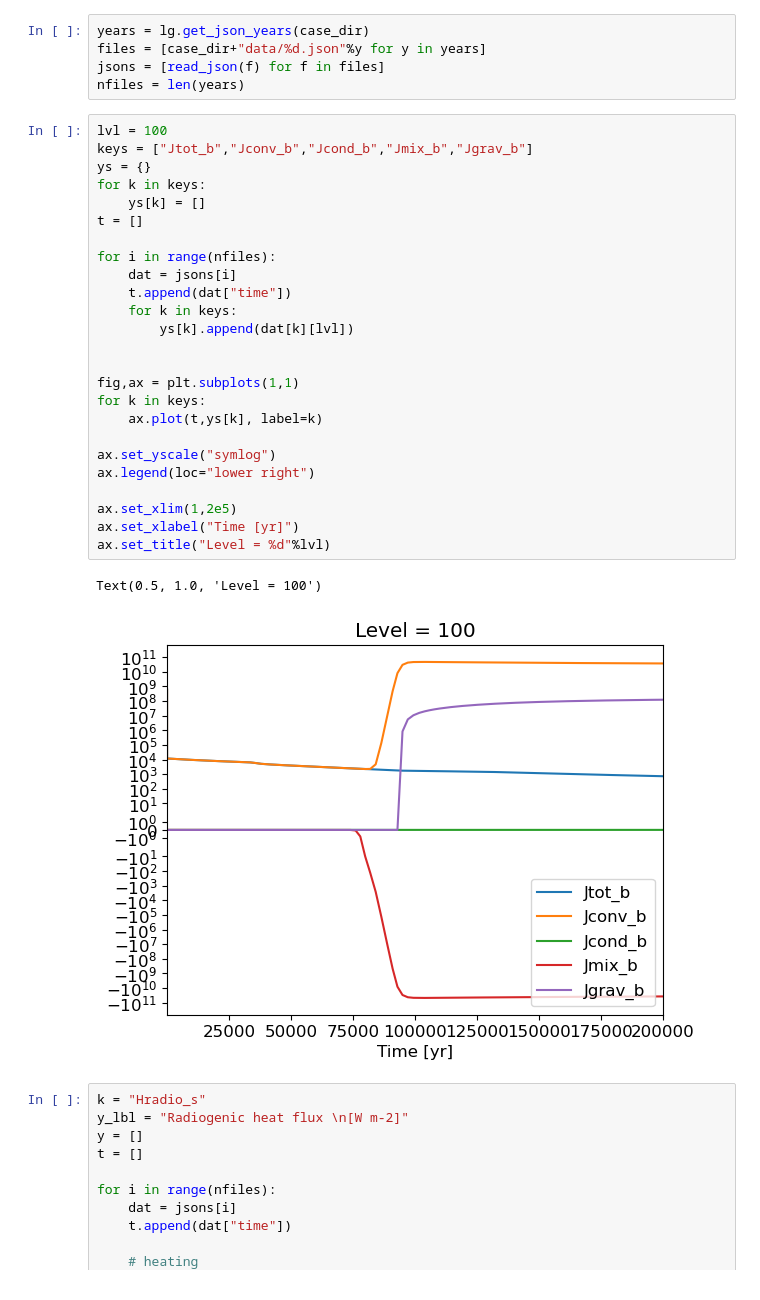
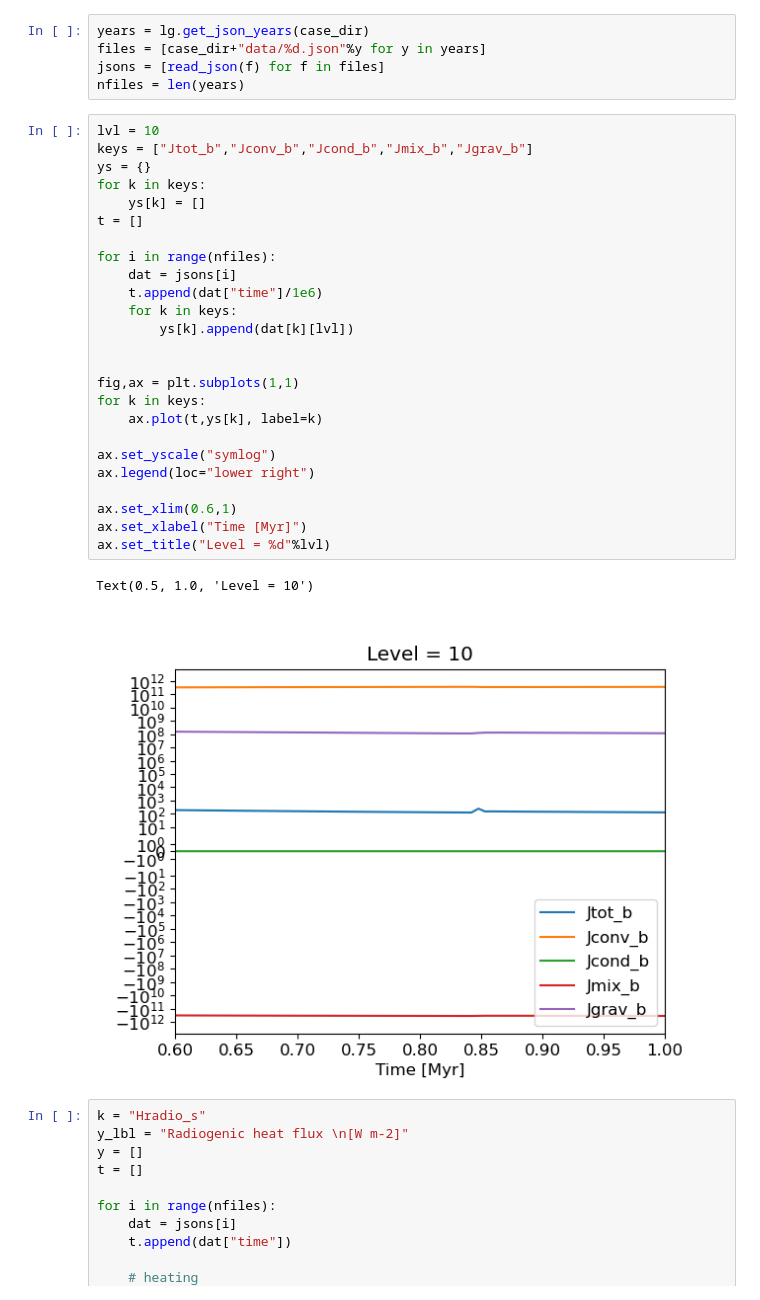
Before and after one commit to nichollsh/proteus_analysis, a Jupyter notebook: evolve_spider.ipynb, the cells around one changed output. Saved outputs shown, nothing was run; the diff lists cells and outputs as text.

```diff
--- a/evolve_spider.ipynb
+++ b/evolve_spider.ipynb
@@ -27,33 +29,33 @@ files = [case_dir+"data/%d.json"%y for y in years]
 jsons = [read_json(f) for f in files]
 nfiles = len(years)
 # %%
-lvl = 100
+lvl = 10
 keys = ["Jtot_b","Jconv_b","Jcond_b","Jmix_b","Jgrav_b"]
 ys = {}
 for k in keys:
     ys[k] = []
 t = []
 
 for i in range(nfiles):
     dat = jsons[i]
-    t.append(dat["time"])
+    t.append(dat["time"]/1e6)
     for k in keys:
         ys[k].append(dat[k][lvl])
 
 
 fig,ax = plt.subplots(1,1)
 for k in keys:
     ax.plot(t,ys[k], label=k)
 
 ax.set_yscale("symlog")
 ax.legend(loc="lower right")
 
-ax.set_xlim(1,2e5)
-ax.set_xlabel("Time [yr]")
+ax.set_xlim(0.6,1)
+ax.set_xlabel("Time [Myr]")
 ax.set_title("Level = %d"%lvl)
 # %% [output]
-Text(0.5, 1.0, 'Level = 100')
+Text(0.5, 1.0, 'Level = 10')
-[figure, old version]
+[figure, new version]
 # %%
 k = "Hradio_s"
 y_lbl = "Radiogenic heat flux \n[W m-2]"
```
Also changed, not shown: parts of 1 cell of this notebook, 5 other files.
